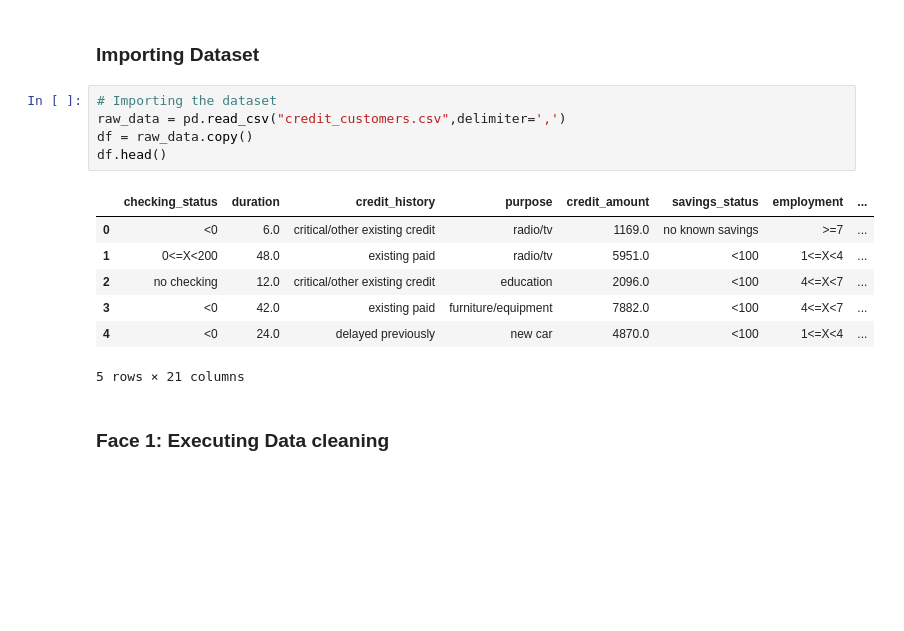
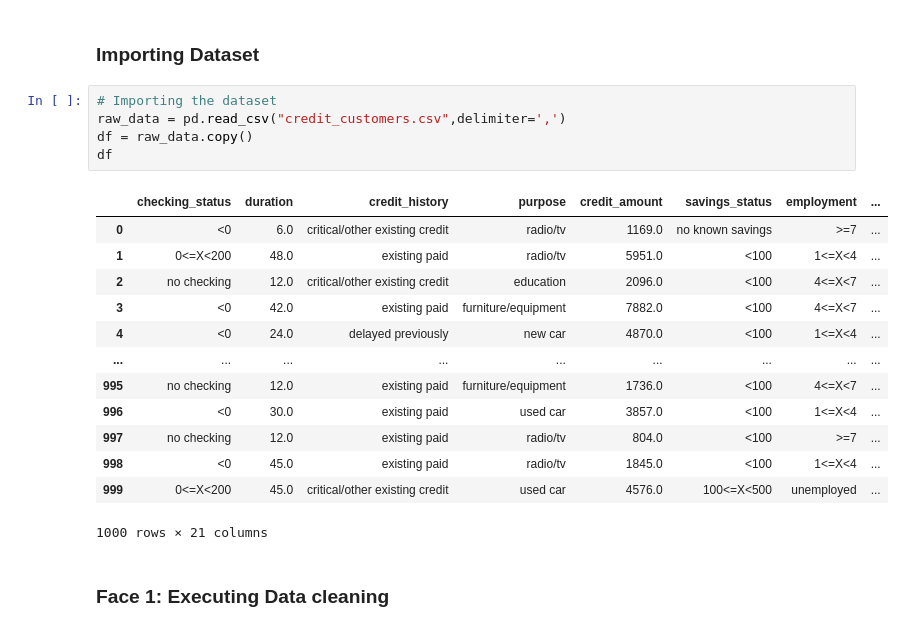
Before and after one commit to LeoTarulli/Credit_Risk_API, a Jupyter notebook: credit_project.ipynb, the cells around one changed output. Cells and saved outputs as stored; diff of their text form; blank space fills up the shorter version.

```diff
--- a/credit_project.ipynb
+++ b/credit_project.ipynb
@@ -45,16 +45,22 @@ sns.set_theme()
 # %%
 # Importing the dataset
 raw_data = pd.read_csv("credit_customers.csv",delimiter=',')
 df = raw_data.copy()
-df.head()
+df
 # %% [output]
 |  | checking_status | duration | credit_history | purpose | credit_amount | savings_status | employment | ... |
 | 0 | <0 | 6.0 | critical/other existing credit | radio/tv | 1169.0 | no known savings | >=7 | ... |
 | 1 | 0<=X<200 | 48.0 | existing paid | radio/tv | 5951.0 | <100 | 1<=X<4 | ... |
 | 2 | no checking | 12.0 | critical/other existing credit | education | 2096.0 | <100 | 4<=X<7 | ... |
 | 3 | <0 | 42.0 | existing paid | furniture/equipment | 7882.0 | <100 | 4<=X<7 | ... |
 | 4 | <0 | 24.0 | delayed previously | new car | 4870.0 | <100 | 1<=X<4 | ... |
+| ... | ... | ... | ... | ... | ... | ... | ... | ... |
+| 995 | no checking | 12.0 | existing paid | furniture/equipment | 1736.0 | <100 | 4<=X<7 | ... |
+| 996 | <0 | 30.0 | existing paid | used car | 3857.0 | <100 | 1<=X<4 | ... |
+| 997 | no checking | 12.0 | existing paid | radio/tv | 804.0 | <100 | >=7 | ... |
+| 998 | <0 | 45.0 | existing paid | radio/tv | 1845.0 | <100 | 1<=X<4 | ... |
+| 999 | 0<=X<200 | 45.0 | critical/other existing credit | used car | 4576.0 | 100<=X<500 | unemployed | ... |
-5 rows × 21 columns
+1000 rows × 21 columns
 # %% [markdown]
 ### Face 1: Executing Data cleaning
 # %%
```
Also changed, not shown: parts of 69 cells of this notebook, 3 other files.
